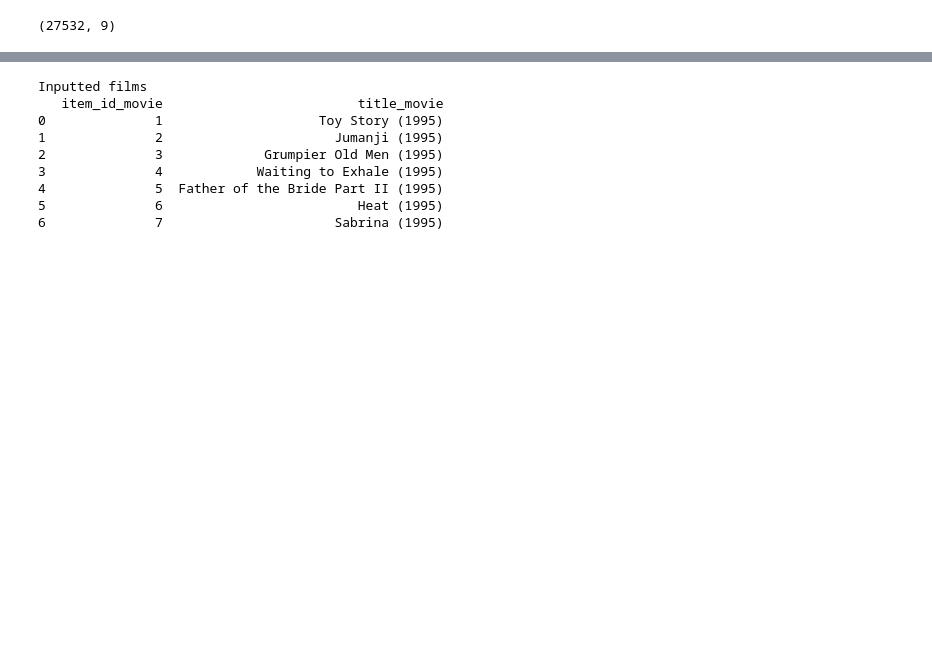
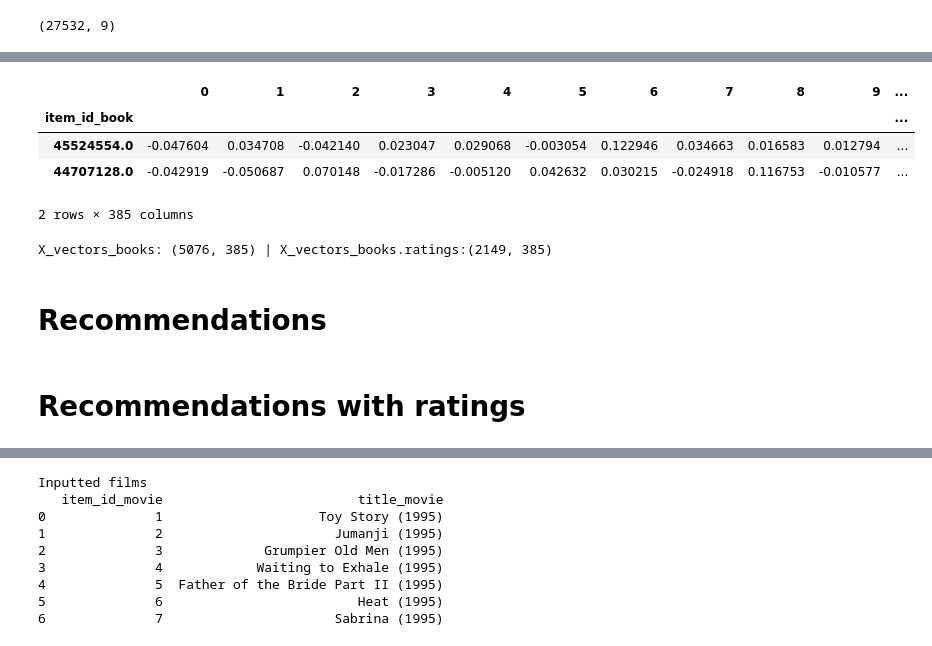
Before and after one commit to arostagnat/BookMatch, a Jupyter notebook: notebooks/recc_model.ipynb, the cells around one changed output, grey strips where cells are left out. Cells and saved outputs as stored; diff of their text form; code cells hidden in the pictures; blank space fills up the shorter version.

```diff
--- a/notebooks/recc_model.ipynb
+++ b/notebooks/recc_model.ipynb
@@ -58,0 +48,4 @@ X_all.shape
+# %%
+## Import book ratings for recommendation filtering
+ratings_books =  pd.read_json("/Users/egmac/code/arostagnat/BookMatch/data/raw_data/raw_book/ratings.json", lines=True)
+ratings_books = ratings_books.rename(columns={"item_id":"item_id_book"})
@@ -58,0 +59,4 @@ X_all.shape
+# %%
+## Calculate average rating for each book
+avg_ratings_books = ratings_books.groupby(["item_id_book"]).mean().drop(columns=["user_id"])
+print(f"Original ratings df: {ratings_books.shape} | Average ratings df: {avg_ratings_books.shape}")
@@ -108,3 +109,19 @@ user_movies = [5816,40815,54001,69844]
+# %%
+X_vectors_good_books = pd.merge(X_vectors_books,avg_ratings_books,how="left",on="item_id_book")
+X_vectors_good_books = X_vectors_good_books[X_vectors_good_books.rating >= 4].drop(columns=["rating"])
+X_vectors_good_books.head(2)
+# %% [output]
+|  | 0 | 1 | 2 | 3 | 4 | 5 | 6 | 7 | 8 | 9 | ... |
+| item_id_book |  |  |  |  |  |  |  |  |  |  | ... |
+| 45524554.0 | -0.047604 | 0.034708 | -0.042140 | 0.023047 | 0.029068 | -0.003054 | 0.122946 | 0.034663 | 0.016583 | 0.012794 | ... |
+| 44707128.0 | -0.042919 | -0.050687 | 0.070148 | -0.017286 | -0.005120 | 0.042632 | 0.030215 | -0.024918 | 0.116753 | -0.010577 | ... |
+2 rows × 385 columns
+# %%
+print(f"X_vectors_books: {X_vectors_books.shape} | X_vectors_books.ratings:{X_vectors_good_books.shape}")
+# %% [output]
+X_vectors_books: (5076, 385) | X_vectors_books.ratings:(2149, 385)
+# %% [markdown]
+# Recommendations
 # %%
 ## Method 1: For each film in user list, calculate the cosine similarity with all books in the cluster
 ## Then, sort the books by their cosine similarity to identify **the** **closest** book for each film
@@ -174,3 +191,5 @@ def get_global_reccs(user_movies:list):
     print(movie_titles.title_movie)
     print ("Top 5 book recommendations")
     return recommendations["title_book"]
+# %% [markdown]
+# Recommendations with ratings
```
Also changed, not shown: parts of 40 cells of this notebook, 1 other file.
